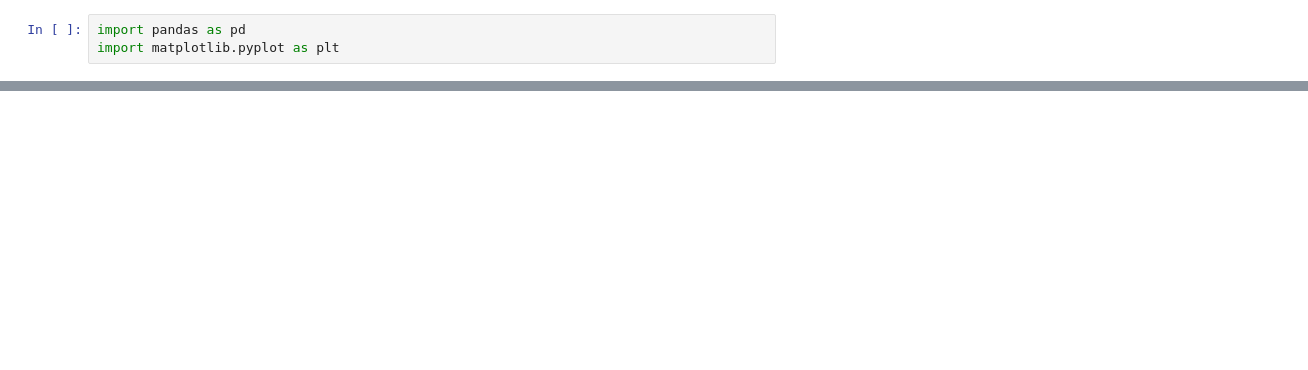
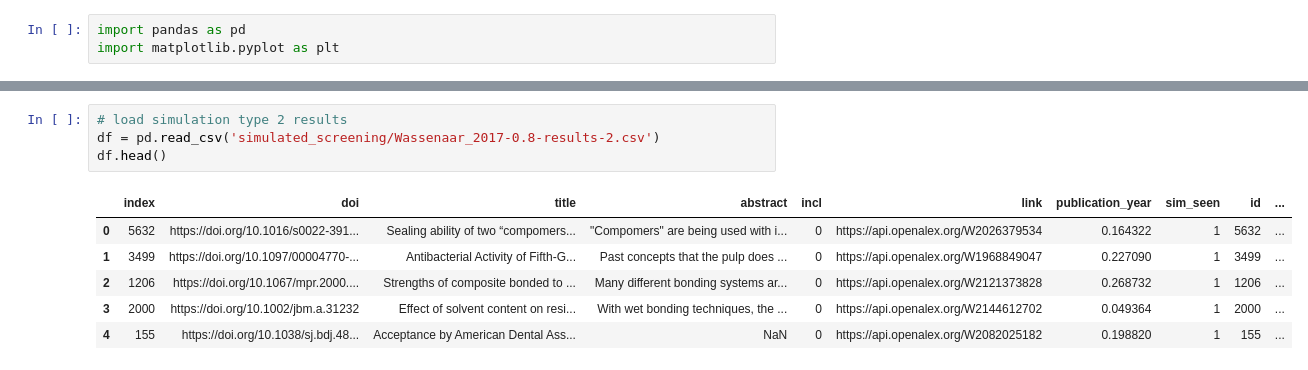
Before and after one commit to di-danilenko/living-stopping-method, a Jupyter notebook: analyse_simulations.ipynb, the cells around one changed output, grey strips where cells are left out. Drawn from its saved outputs; the diff is of its cells as text; blank space fills up the shorter version.

```diff
--- a/analyse_simulations.ipynb
+++ b/analyse_simulations.ipynb
@@ -23 +23,12 @@ ax.plot(df["sim_order"], df["buscar_p_r099"])
+# %%
+# load simulation type 2 results
+df = pd.read_csv('simulated_screening/Wassenaar_2017-0.8-results-2.csv')
+df.head()
+# %% [output]
+|  | index | doi | title | abstract | incl | link | publication_year | sim_seen | id | ... |
+| 0 | 5632 | https://doi.org/10.1016/s0022-391... | Sealing ability of two “compomers... | "Compomers" are being used with i... | 0 | https://api.openalex.org/W2026379534 | 0.164322 | 1 | 5632 | ... |
+| 1 | 3499 | https://doi.org/10.1097/00004770-... | Antibacterial Activity of Fifth-G... | Past concepts that the pulp does ... | 0 | https://api.openalex.org/W1968849047 | 0.227090 | 1 | 3499 | ... |
+| 2 | 1206 | https://doi.org/10.1067/mpr.2000.... | Strengths of composite bonded to ... | Many different bonding systems ar... | 0 | https://api.openalex.org/W2121373828 | 0.268732 | 1 | 1206 | ... |
+| 3 | 2000 | https://doi.org/10.1002/jbm.a.31232 | Effect of solvent content on resi... | With wet bonding techniques, the ... | 0 | https://api.openalex.org/W2144612702 | 0.049364 | 1 | 2000 | ... |
+| 4 | 155 | https://doi.org/10.1038/sj.bdj.48... | Acceptance by American Dental Ass... | NaN | 0 | https://api.openalex.org/W2082025182 | 0.198820 | 1 | 155 | ... |
 # %%
```
Also changed, not shown: parts of 5 cells of this notebook, 1 other file.
